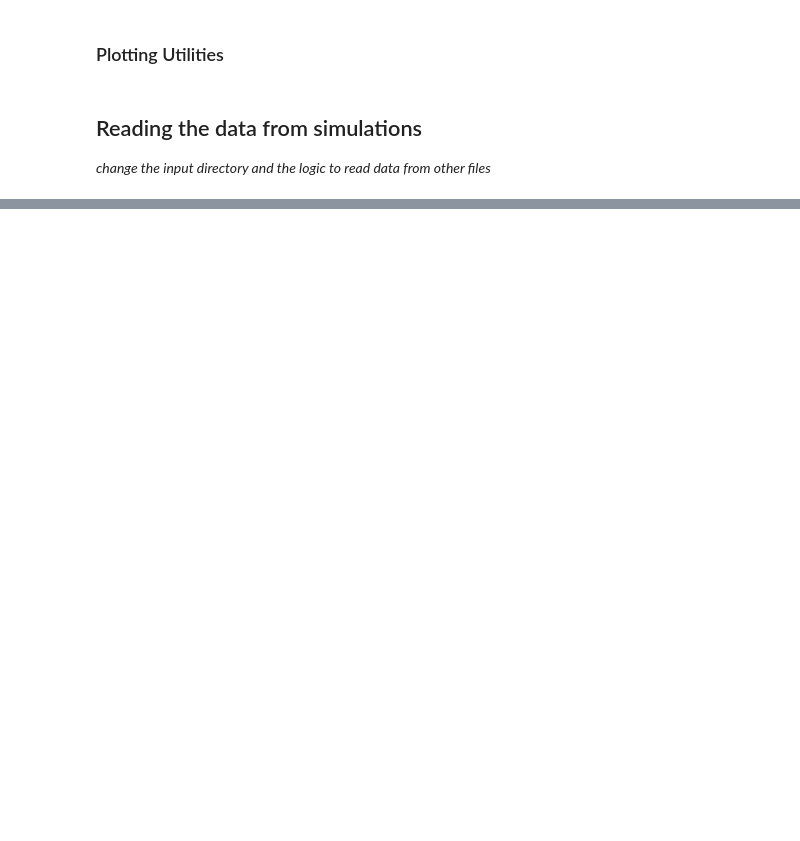
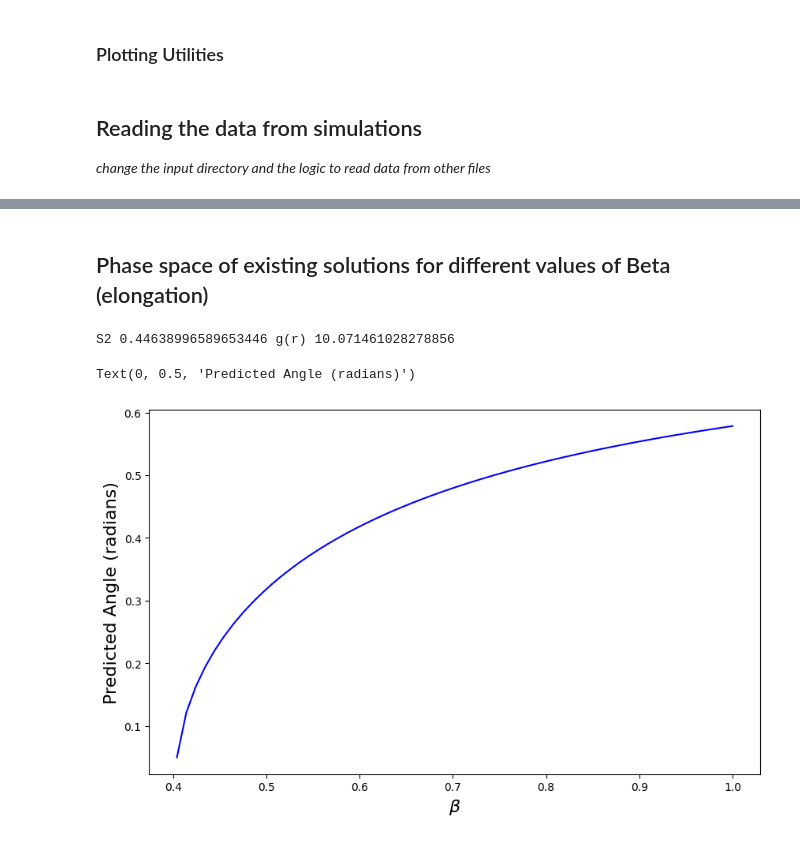
Before and after one commit to JBil8/Data_processing_orientations, a Jupyter notebook: maier_2d.ipynb, the cells around one changed output, grey strips where cells are left out. Saved outputs shown, nothing was run; the diff lists cells and outputs as text; code cells hidden in the pictures; blank space fills up the shorter version.

```diff
--- a/maier_2d.ipynb
+++ b/maier_2d.ipynb
@@ -515,3 +497,9 @@ Alpha: 3.0, r: 5.432657152808622, theta_d: 0.19206697724229363, U: 6.01932947075
+# %%
+def maier_2d_distribution(r):
+    theta = np.linspace(0, np.pi, 100)
+
+
+r = np.linspace(0, 10, 100)
 # %%
 import numpy as np
 from scipy.optimize import minimize
@@ -573,3 +561,42 @@ def fit_maier_saupe_pdf(theta_edges, phi_edges, pdf_data):
 
     r_fit, phi_n_fit = result.x
     return r_fit, phi_n_fit, result.fun
+# %% [markdown]
+## Phase space of existing solutions for different values of Beta (elongation)
+# %%
+def maier_saupe_2d_integrand(r, thetas):
+    """
+    Non normalized mair-Saupe PDF in 2D
+    """
+    return np.exp(r * np.cos(2 * thetas))
+
+def maier_saupe_2d_pdf(r, thetas):
+    """
+    Normalized mair-Saupe PDF in 2D
+    """
+    integral = maier_saupe_2d_integrand(r, thetas)
+    integral_value = np.trapezoid(integral, thetas)
+    return integral / integral_value
+
+thetas = np.linspace(0, 2 * np.pi, 400)
+betas = np.linspace(0, 1, 100)
+r = 1.0
+g_r = (1/ (2 * np.pi)) * (np.trapezoid(maier_saupe_2d_integrand(r, thetas), thetas))**2
+
+# compue the nematic parameter as the averge of cos (2 theta)
+S_2s = np.trapezoid(maier_saupe_2d_pdf(r, thetas) * np.cos(2 * thetas), thetas)
+
+print("S2", S_2s, "g(r)", g_r)
+
+U_s = r /S_2s
+
+angles = 1/2 * np.arccos(S_2s / betas * (1 - 1/g_r))
+
+plt.figure(figsize=(10, 6))
+plt.plot(betas, angles, label='Predicted Angle', color='blue')
+plt.xlabel('$\\beta$', fontsize=16)
+plt.ylabel('Predicted Angle (radians)', fontsize=16)
+# %% [output]
+S2 0.44638996589653446 g(r) 10.071461028278856
+Text(0, 0.5, 'Predicted Angle (radians)')
+[figure, added]
```
Also changed, not shown: parts of 11 cells of this notebook, 24 other files.
